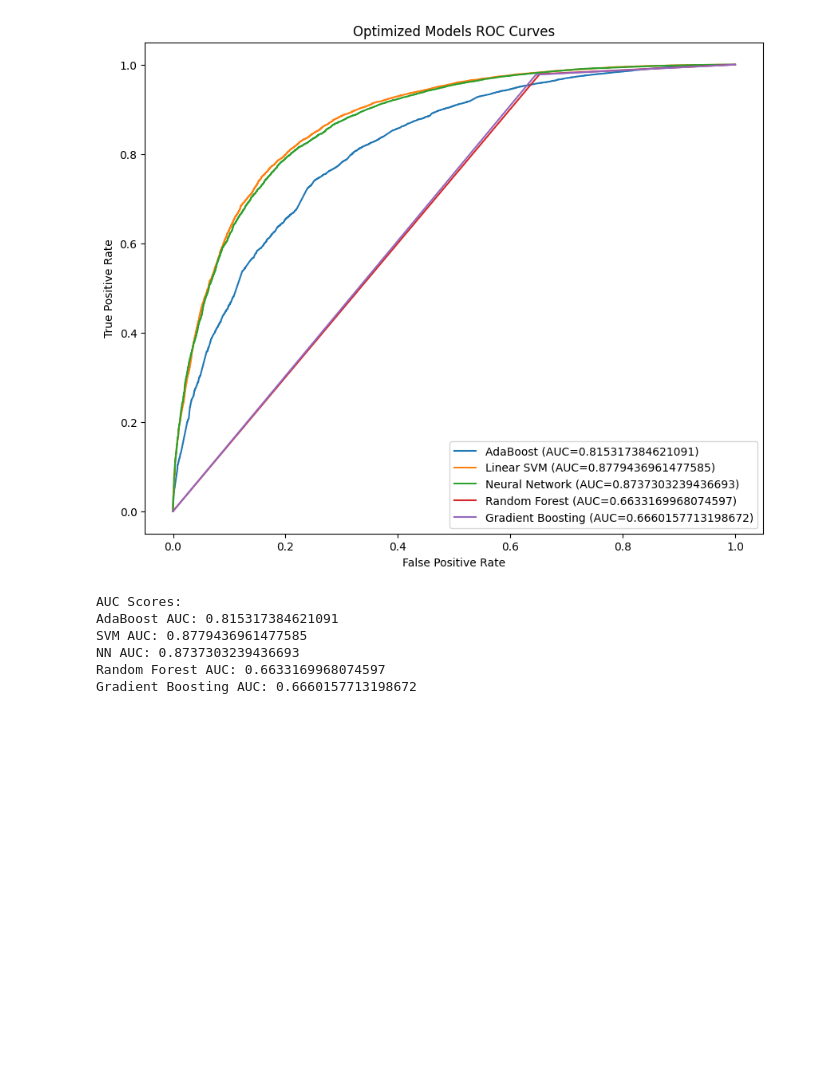
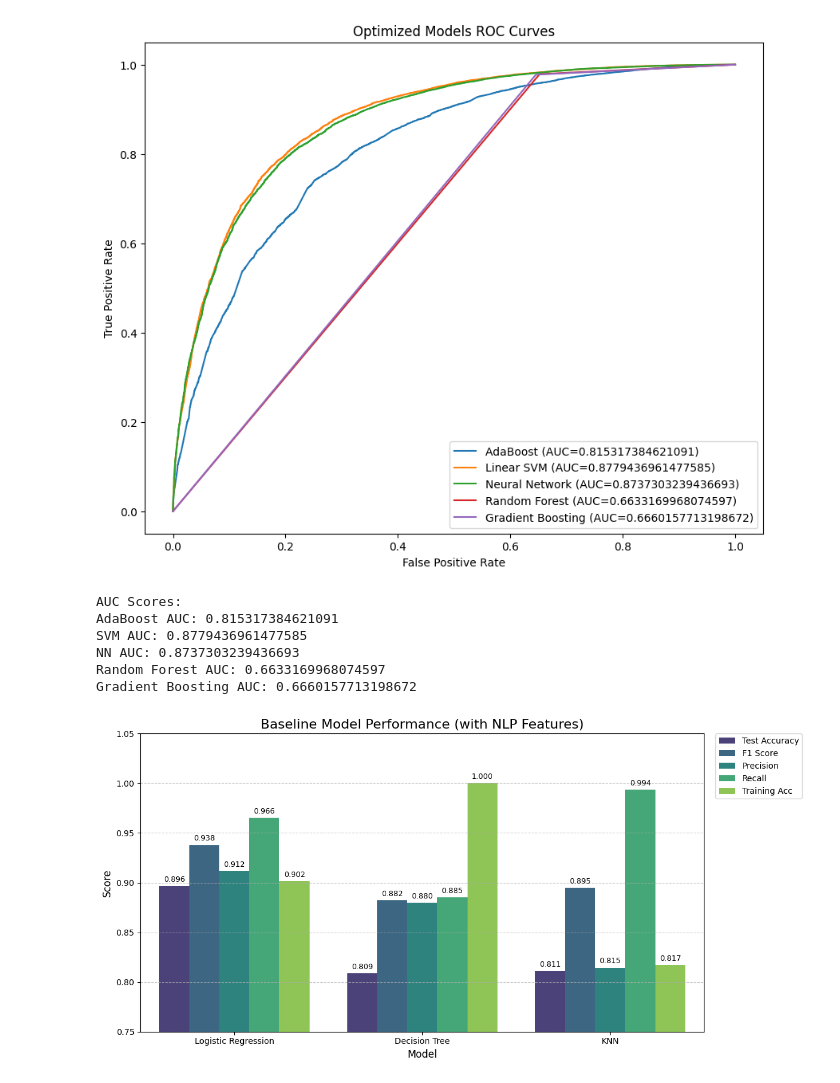
Before and after one commit to KalebE36/steam-review, a Jupyter notebook: packages/core/notebooks/steamReviewPredictor.ipynb, the cells around one changed output. Cells and saved outputs as stored; diff of their text form; code cells hidden in the pictures; blank space fills up the shorter version.

Commit message:
final outputs with graphs

```diff
--- a/packages/core/notebooks/steamReviewPredictor.ipynb
+++ b/packages/core/notebooks/steamReviewPredictor.ipynb
@@ -869,3 +875,42 @@ SVM AUC: 0.8779436961477585
 NN AUC: 0.8737303239436693
 Random Forest AUC: 0.6633169968074597
 Gradient Boosting AUC: 0.6660157713198672
+# %%
+# comaprisons for baseline models
+data = {
+    'Model': ['Logistic Regression', 'Decision Tree', 'KNN'],
+    'Test Accuracy': [0.8965, 0.8090, 0.8114],
+    'F1 Score':      [0.9379, 0.8824, 0.8951],
+    'Precision':     [0.9119, 0.8797, 0.8145],
+    'Recall':        [0.9655, 0.8852, 0.9935],
+    'Training Acc':  [0.9016, 1.0000, 0.8174]
+}
+
+# Convert to DataFrame
+df_results = pd.DataFrame(data)
+
+# 2. Reshape Data for Plotting
+df_melted = df_results.melt(id_vars="Model", var_name="Metric", value_name="Score")
+
+# 3. Create the Graph
+plt.figure(figsize=(12, 6))
+
+# Draw the grouped bar chart
+plot = sns.barplot(x="Model", y="Score", hue="Metric", data=df_melted, palette="viridis")
+
+# 4. Styling
+plt.title("Baseline Model Performance (with NLP Features)", fontsize=16)
+plt.ylim(0.75, 1.05)  # Zoom in to show differences clearly
+plt.ylabel("Score", fontsize=12)
+plt.xlabel("Model", fontsize=12)
+plt.legend(bbox_to_anchor=(1.02, 1), loc='upper left', borderaxespad=0)
+plt.grid(axis='y', linestyle='--', alpha=0.7)
+
+# Add value labels on top of bars
+for container in plot.containers:
+    plot.bar_label(container, fmt='%.3f', padding=3, fontsize=9)
+
+plt.tight_layout()
+plt.show()
+# %% [output]
+[figure, added]
```
Also changed, not shown: parts of 4 cells of this notebook.
